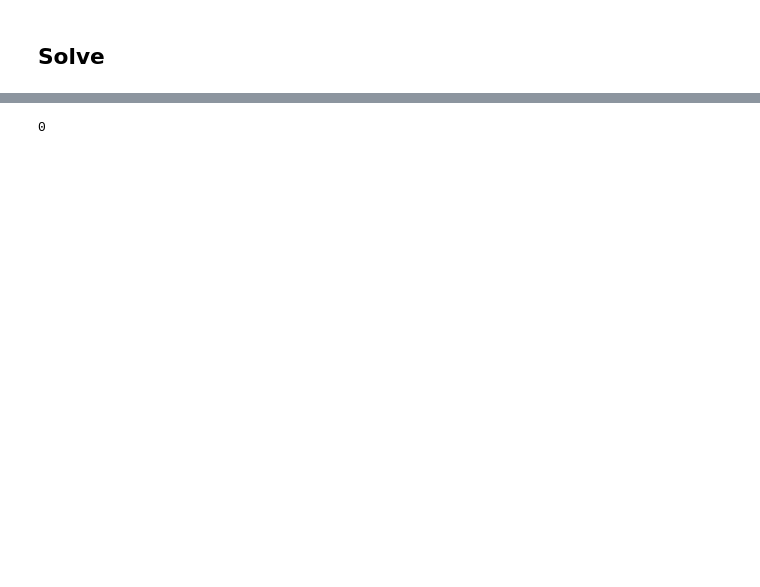
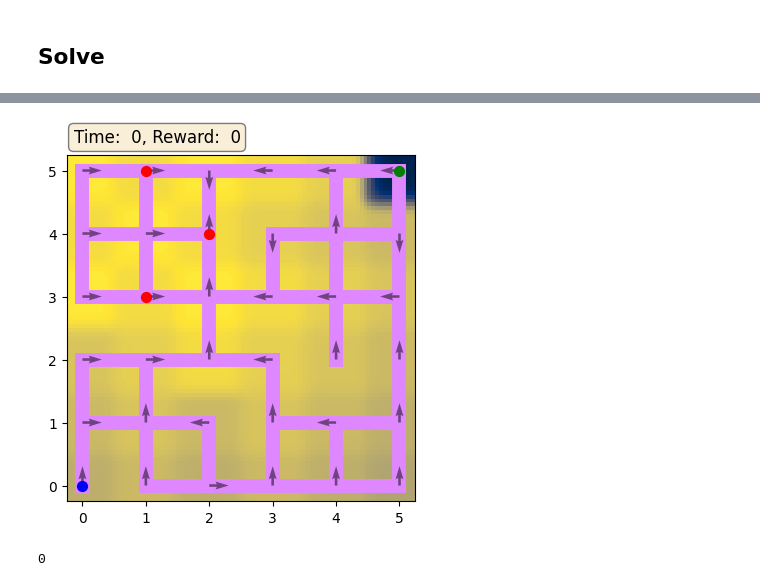
Before and after one commit to david16correa/RL-Game, a Jupyter notebook: finalProject.ipynb, the cells around one changed output, grey strips where cells are left out. Cells and saved outputs as stored; diff of their text form; code cells hidden in the pictures; blank space fills up the shorter version.

Commit message:
visualization improvements

```diff
--- a/finalProject.ipynb
+++ b/finalProject.ipynb
@@ -47,2 +41,7 @@ time taken: 98.2656
+# %%
+fig, axes = fp.RLplot(game,valueFunction,policy)
+plt.show()
+# %% [output]
+[figure, added]
 # %%
 # necessary directories are created
```
Also changed, not shown: parts of 3 cells of this notebook, 1 other file.
